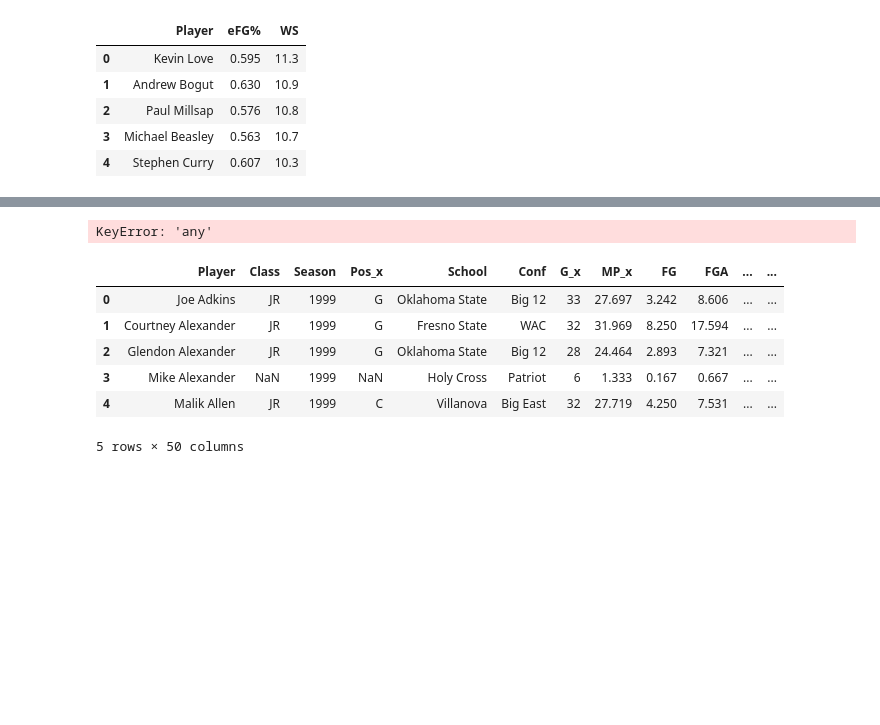
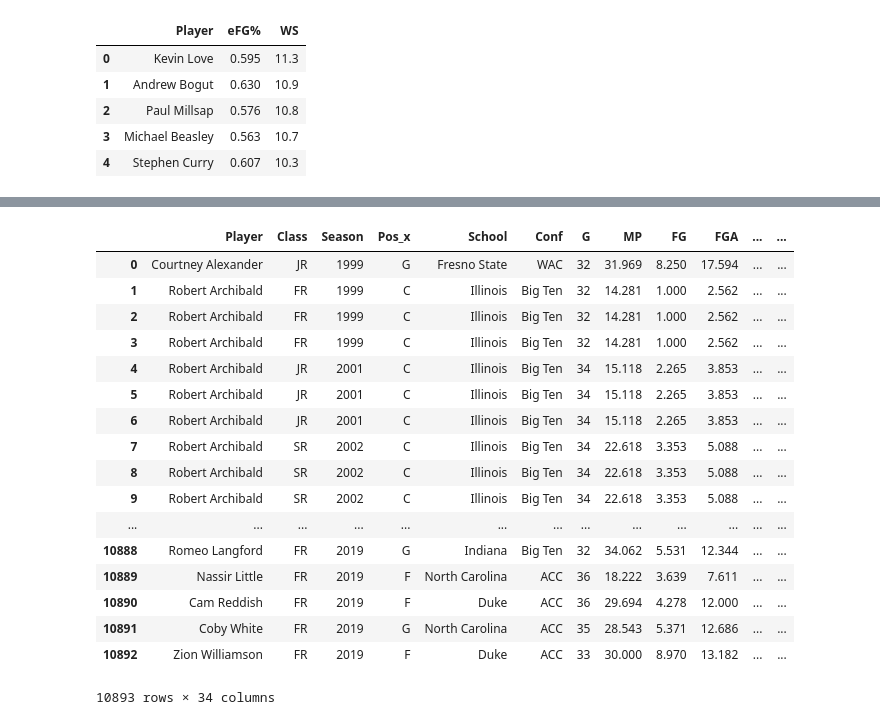
Before and after one commit to andrewfrilot/NBA_Scout, a Jupyter notebook: iPython_Notebooks/Merge.ipynb, the cells around one changed output, grey strips where cells are left out. Cells and saved outputs as stored; diff of their text form; code cells hidden in the pictures; blank space fills up the shorter version.

Commit message:
merged data for WS, saved as ncaa

```diff
--- a/iPython_Notebooks/Merge.ipynb
+++ b/iPython_Notebooks/Merge.ipynb
@@ -223,4 +214,4 @@ draft_data
 # %%
 ncaa = pd.read_csv("NCAA_clean_Final.csv")
 
-ncaa.head()
+ncaa = ncaa.sort_values("Season").drop_duplicates(subset="Player", keep = "last")
@@ -262,4 +256,4 @@ first_merge = ncaa.merge(ncaa_sub, on = "Player", how="left")
 # %%
 #Drop unnamed column
 
-first_merge
+first_merge = first_merge[first_merge.Season.notna()].drop_duplicates("Player", keep = "last")
@@ -284,0 +260,2 @@ first_merge
+# %%
+first_merge = first_merge[first_merge.WS.notna()]
@@ -285,16 +284,25 @@ first_merge
 # %%
 #merge draft data with ncaa data
 
-final_merge = first_merge.merge(draft_data, on = "Player", how="inner")
+final_merge = first_merge.merge(drafty, on = "Player", how="inner")
-# %% [output]
-KeyError: 'any'
 # %%
-final_merge.head()
+final_merge
 # %% [output]
-|  | Player | Class | Season | Pos_x | School | Conf | G_x | MP_x | FG | FGA | ... | ... |
-| 0 | Joe Adkins | JR | 1999 | G | Oklahoma State | Big 12 | 33 | 27.697 | 3.242 | 8.606 | ... | ... |
-| 1 | Courtney Alexander | JR | 1999 | G | Fresno State | WAC | 32 | 31.969 | 8.250 | 17.594 | ... | ... |
-| 2 | Glendon Alexander | JR | 1999 | G | Oklahoma State | Big 12 | 28 | 24.464 | 2.893 | 7.321 | ... | ... |
-| 3 | Mike Alexander | NaN | 1999 | NaN | Holy Cross | Patriot | 6 | 1.333 | 0.167 | 0.667 | ... | ... |
-| 4 | Malik Allen | JR | 1999 | C | Villanova | Big East | 32 | 27.719 | 4.250 | 7.531 | ... | ... |
+|  | Player | Class | Season | Pos_x | School | Conf | G | MP | FG | FGA | ... | ... |
+| 0 | Courtney Alexander | JR | 1999 | G | Fresno State | WAC | 32 | 31.969 | 8.250 | 17.594 | ... | ... |
+| 1 | Robert Archibald | FR | 1999 | C | Illinois | Big Ten | 32 | 14.281 | 1.000 | 2.562 | ... | ... |
+| 2 | Robert Archibald | FR | 1999 | C | Illinois | Big Ten | 32 | 14.281 | 1.000 | 2.562 | ... | ... |
+| 3 | Robert Archibald | FR | 1999 | C | Illinois | Big Ten | 32 | 14.281 | 1.000 | 2.562 | ... | ... |
+| 4 | Robert Archibald | JR | 2001 | C | Illinois | Big Ten | 34 | 15.118 | 2.265 | 3.853 | ... | ... |
+| 5 | Robert Archibald | JR | 2001 | C | Illinois | Big Ten | 34 | 15.118 | 2.265 | 3.853 | ... | ... |
+| 6 | Robert Archibald | JR | 2001 | C | Illinois | Big Ten | 34 | 15.118 | 2.265 | 3.853 | ... | ... |
+| 7 | Robert Archibald | SR | 2002 | C | Illinois | Big Ten | 34 | 22.618 | 3.353 | 5.088 | ... | ... |
+| 8 | Robert Archibald | SR | 2002 | C | Illinois | Big Ten | 34 | 22.618 | 3.353 | 5.088 | ... | ... |
+| 9 | Robert Archibald | SR | 2002 | C | Illinois | Big Ten | 34 | 22.618 | 3.353 | 5.088 | ... | ... |
+| ... | ... | ... | ... | ... | ... | ... | ... | ... | ... | ... | ... | ... |
+| 10888 | Romeo Langford | FR | 2019 | G | Indiana | Big Ten | 32 | 34.062 | 5.531 | 12.344 | ... | ... |
+| 10889 | Nassir Little | FR | 2019 | F | North Carolina | ACC | 36 | 18.222 | 3.639 | 7.611 | ... | ... |
+| 10890 | Cam Reddish | FR | 2019 | F | Duke | ACC | 36 | 29.694 | 4.278 | 12.000 | ... | ... |
+| 10891 | Coby White | FR | 2019 | G | North Carolina | ACC | 35 | 28.543 | 5.371 | 12.686 | ... | ... |
+| 10892 | Zion Williamson | FR | 2019 | F | Duke | ACC | 33 | 30.000 | 8.970 | 13.182 | ... | ... |
-5 rows × 50 columns
+10893 rows × 34 columns
```
Also changed, not shown: parts of 6 cells of this notebook, 1 other file.
